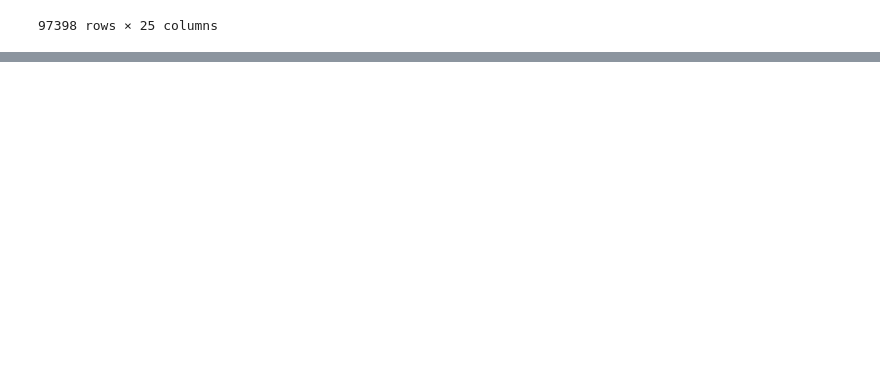
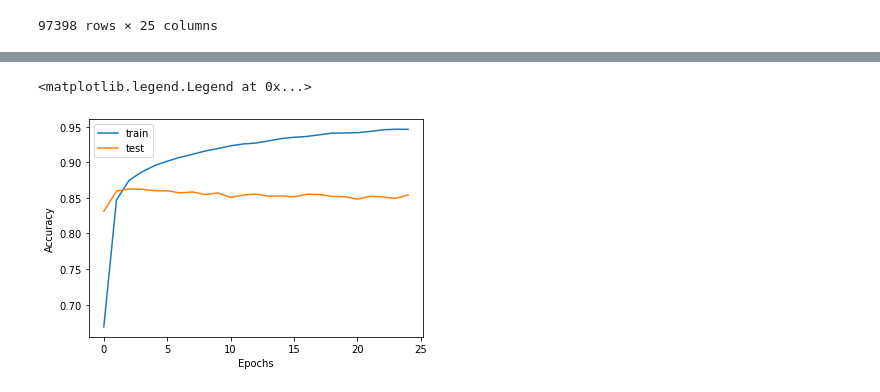
Before and after one commit to aish21/CE-CZ-4045-Natural-Language-Processing-NLP, a Jupyter notebook: scripts/NN_Supervised_Learning.ipynb, the cells around one changed output, grey strips where cells are left out. Saved outputs shown, nothing was run; the diff lists cells and outputs as text; code cells hidden in the pictures; blank space fills up the shorter version.

```diff
--- a/scripts/NN_Supervised_Learning.ipynb
+++ b/scripts/NN_Supervised_Learning.ipynb
@@ -202,11 +218,14 @@ plt.legend(['train', 'test'], loc='upper left')
 # %%
-model_dropout = Sequential()
-model_dropout.add(Embedding(input_dim = 64,output_dim = 8,input_length = X.shape[1]))
-model_dropout.add(Dropout(rate=0.5))
-model_dropout.add(Bidirectional(LSTM(units=256, kernel_initializer= 'normal', return_sequences=True, kernel_constraint=maxnorm(4))))
-model_dropout.add(Dropout(rate=0.5))
-model_dropout.add(Bidirectional(LSTM(units=128, kernel_initializer= 'normal', return_sequences=False)))
-model_dropout.add(Dense(3, activation='softmax'))
+# Trial 2
+model2 = Sequential()
+model2.add(Embedding(37320,output_dim = 40,input_length = X.shape[1]))
+model2.add(Dropout(rate=0.5))
+model2.add(Bidirectional(LSTM(units=256, kernel_initializer= 'normal', return_sequences=True, kernel_constraint=maxnorm(4))))
+model2.add(Dropout(rate=0.5))
+model2.add(Bidirectional(LSTM(units=128, kernel_initializer= 'normal', return_sequences=False)))
+model2.add(Dense(3, activation='softmax'))
 optimizer = Adam(lr=0.001)
-print(model.summary())
+model2.compile(loss='categorical_crossentropy', optimizer=optimizer, metrics=['categorical_accuracy'])
+
+print(model2.summary())
 # %% [output]
@@ -228,6 +247,5 @@ Non-trainable params: 0
 _________________________________________________________________
 None
 # %%
-model_dropout.compile(loss='categorical_crossentropy', optimizer=optimizer, metrics=['categorical_accuracy'])
-history = model_dropout.fit(X_train, Y_train, epochs = 50, batch_size=512, validation_data=(X_test, Y_test))
+history2 = model2.fit(X_train, Y_train, epochs = 25, batch_size=256, validation_data=(X_test, Y_test))
 # %% [output]
@@ -238,0 +269,10 @@ Errors may have originated from an input operation.
+# %%
+#Plotting the accuracies
+plt.plot(history2.history['categorical_accuracy'])
+plt.plot(history2.history['val_categorical_accuracy'])
+plt.ylabel('Accuracy')
+plt.xlabel('Epochs')
+plt.legend(['train', 'test'], loc='upper left')
+# %% [output]
+<matplotlib.legend.Legend at 0x...>
+[figure, added]
```
Also changed, not shown: parts of 14 cells of this notebook, 16 other files.
